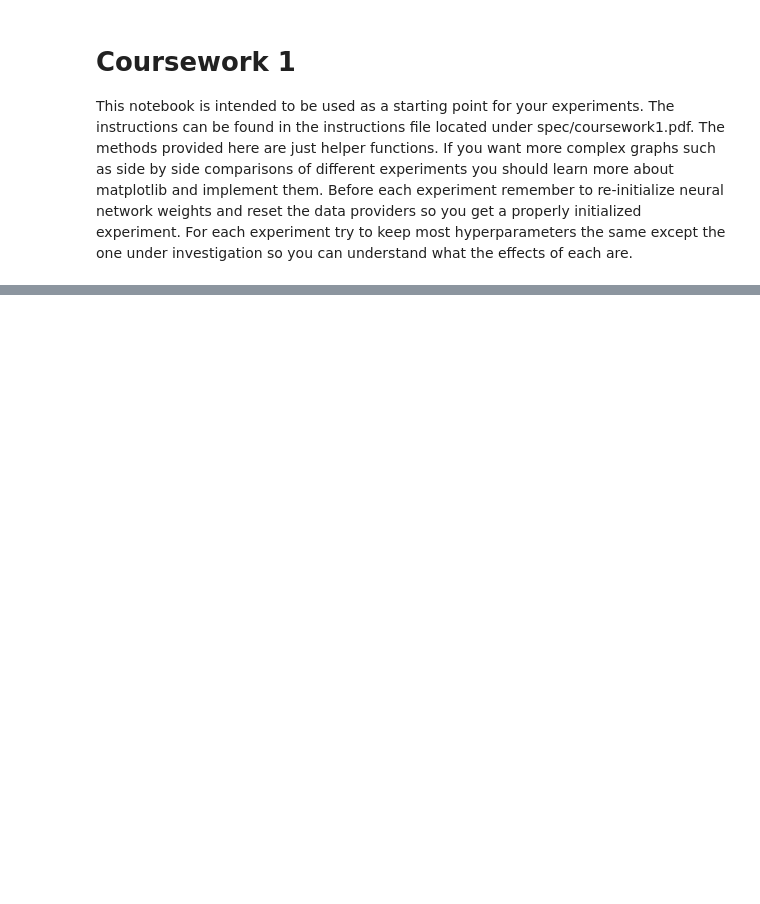
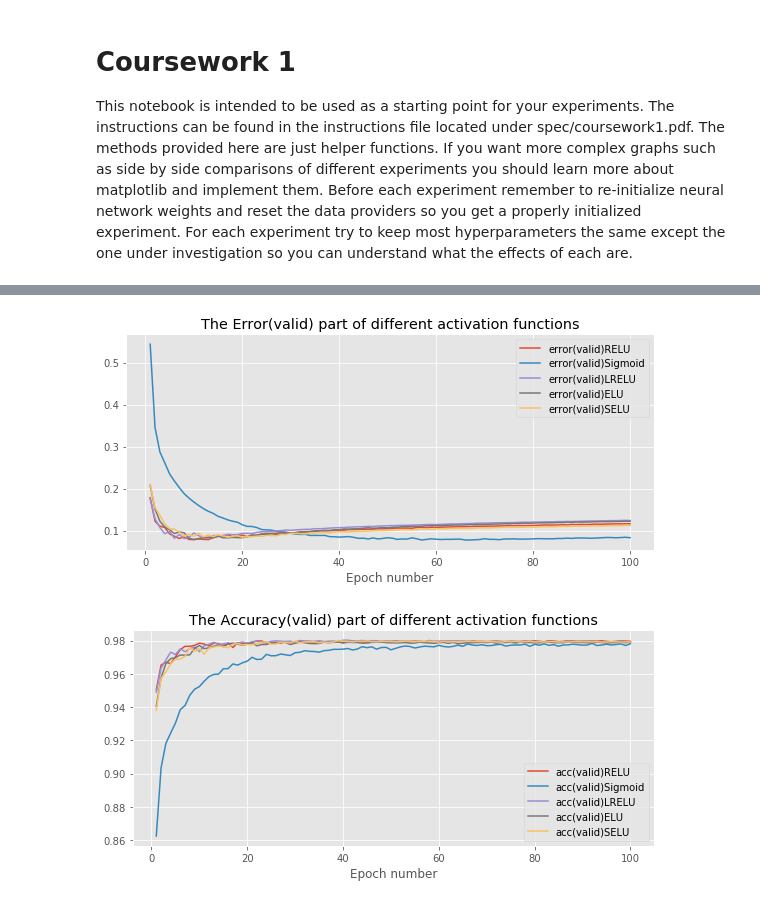
Before and after one commit to JessieWin/1234567, a Jupyter notebook: Coursework_1.ipynb, the cells around one changed output, grey strips where cells are left out. Cells and saved outputs as stored; diff of their text form; code cells hidden in the pictures; blank space fills up the shorter version.

```diff
--- a/Coursework_1.ipynb
+++ b/Coursework_1.ipynb
@@ -97,7 +117,7 @@ error = CrossEntropySoftmaxError()
 learning_rule = GradientDescentLearningRule(learning_rate=learning_rate)
 
 #Remember to use notebook=False when you write a script to be run in a terminal
-_ = train_model_and_plot_stats(
+stats_relu, keys_relu, run_time_relu = train_model(
     model, error, learning_rule, train_data, valid_data, num_epochs, stats_interval, notebook=True)
 # %% [output]
 Failed to display Jupyter Widget of type HBox.
@@ -166,7 +186,7 @@ error = CrossEntropySoftmaxError()
 learning_rule = GradientDescentLearningRule(learning_rate=learning_rate)
 
 #Remember to use notebook=False when you write a script to be run in a terminal
-_ = train_model_and_plot_stats(
+stats_sigmoid, keys_sigmoid, run_time_sigmoid = train_model(
     model, error, learning_rule, train_data, valid_data, num_epochs, stats_interval, notebook=True)
 # %% [output]
 Failed to display Jupyter Widget of type HBox.
@@ -234,7 +254,7 @@ error = CrossEntropySoftmaxError()
 learning_rule = GradientDescentLearningRule(learning_rate=learning_rate)
 
 #Remember to use notebook=False when you write a script to be run in a terminal
-_ = train_model_and_plot_stats(
+stats_lrelu, keys_lrelu, run_time_lrelu= train_model(
     model, error, learning_rule, train_data, valid_data, num_epochs, stats_interval, notebook=True)
 # %% [output]
 Failed to display Jupyter Widget of type HBox.
@@ -303,7 +323,7 @@ error = CrossEntropySoftmaxError()
 learning_rule = GradientDescentLearningRule(learning_rate=learning_rate)
 
 #Remember to use notebook=False when you write a script to be run in a terminal
-_ = train_model_and_plot_stats(
+stats_elu, keys_elu, run_time_elu= train_model(
     model, error, learning_rule, train_data, valid_data, num_epochs, stats_interval, notebook=True)
 # %% [output]
 Failed to display Jupyter Widget of type HBox.
@@ -341,3 +431,44 @@ If you're reading this message in another notebook frontend (for example, a stat
+# %%
+# Plot the change in the validation and training set error over training.
+fig_1 = plt.figure(figsize=(8, 4))
+ax_1 = fig_1.add_subplot(111)
+# Plot the change in the validation and training set accuracy over training.
+fig_2 = plt.figure(figsize=(8, 4))
+ax_2 = fig_2.add_subplot(111)
+def plot_stats(fig_1, ax_1, fig_2, ax_2,stats, keys, run_time,label):
+    # As well as monitoring the error over training also monitor classification
+    # accuracy i.e. proportion of most-probable predicted classes being equal to targets
+    for k in ['error(valid)']:
+        ax_1.plot(np.arange(1, stats.shape[0]) * stats_interval,
+                  stats[1:, keys[k]], label=k+label)
+    ax_1.legend(loc=0)
+    ax_1.set_xlabel('Epoch number')
+    for k in ['acc(valid)']:
+        ax_2.plot(np.arange(1, stats.shape[0]) * stats_interval,
+                  stats[1:, keys[k]], label=k+label)
+    ax_2.legend(loc=0)
+    ax_2.set_xlabel('Epoch number')
+
+    return fig_1, ax_1, fig_2, ax_2
+
+fig_1,ax_1,fig_2,ax_2 = plot_stats(fig_1, ax_1, fig_2, ax_2,stats_relu, keys_relu, run_time_relu,"RELU")
+fig_1,ax_1,fig_2,ax_2 =plot_stats(fig_1, ax_1, fig_2, ax_2,stats_sigmoid, keys_sigmoid, run_time_sigmoid,"Sigmoid")
+fig_1,ax_1,fig_2,ax_2 = plot_stats(fig_1, ax_1, fig_2, ax_2,stats_lrelu, keys_lrelu, run_time_lrelu,"LRELU")
+fig_1,ax_1,fig_2,ax_2 = plot_stats(fig_1, ax_1, fig_2, ax_2,stats_elu, keys_elu, run_time_elu,"ELU")
+fig_1,ax_1,fig_2,ax_2 = plot_stats(fig_1, ax_1, fig_2, ax_2,stats_selu, keys_selu, run_time_selu,"SELU")
+ax_1.set_title('The Error(valid) part of different activation functions')
+ax_2.set_title('The Accuracy(valid) part of different activation functions')
+fig_1.tight_layout()
+# This minimises whitespace around the axes.
+fig_1.savefig('acti_error.pdf')
+# Save figure to current directory in PDF format
+fig_2.tight_layout()
+# This minimises whitespace around the axes.
+fig_2.savefig('acti_accu.pdf')
+# Save figure to current directory in PDF format
+# %% [output]
+[figure, added]
+[figure, added]
 # %%
 # The model set up code below is provided as a starting point.
 # You will probably want to add further code cells for the
```
Also changed, not shown: parts of 25 cells of this notebook.
